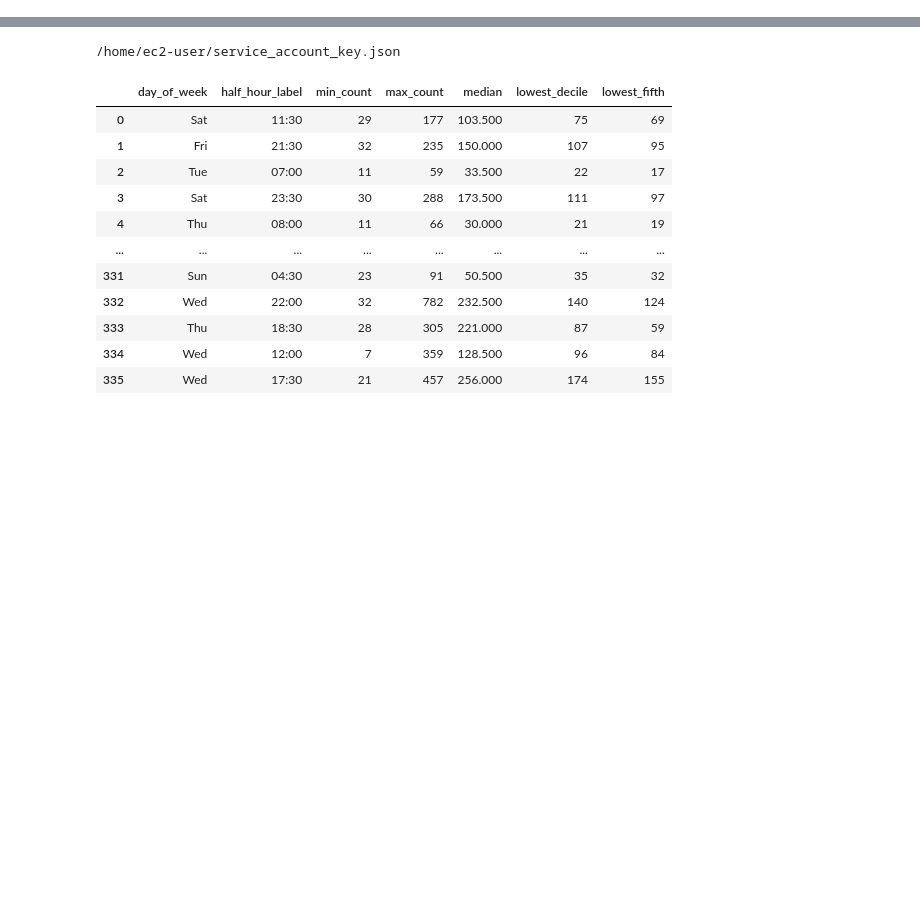
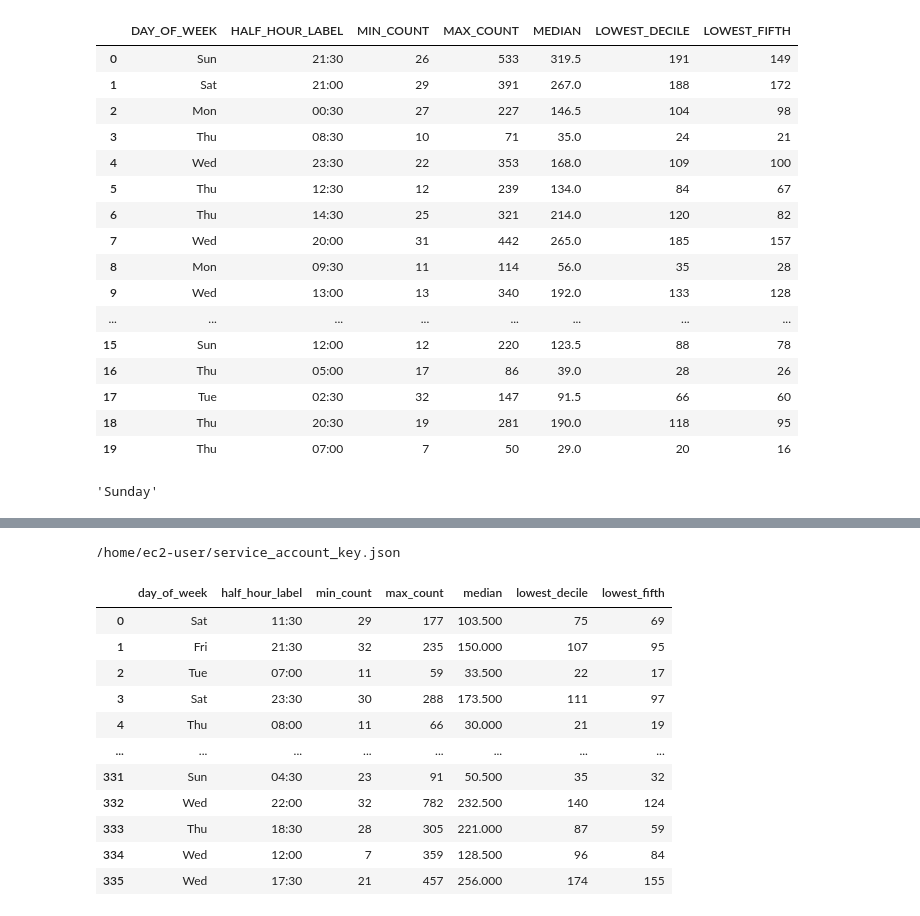
Before and after one commit to Maxab-Growth/Seif, a Jupyter notebook: Seif's_stuff/ecom_alert_update.ipynb, the cells around one changed output, grey strips where cells are left out. Cells and saved outputs as stored; diff of their text form; code cells hidden in the pictures; blank space fills up the shorter version.

```diff
--- a/Seif's_stuff/ecom_alert_update.ipynb
+++ b/Seif's_stuff/ecom_alert_update.ipynb
@@ -0,0 +89,24 @@
+# %%
+thresholds_df.head(20)
+# %% [output]
+|  | DAY_OF_WEEK | HALF_HOUR_LABEL | MIN_COUNT | MAX_COUNT | MEDIAN | LOWEST_DECILE | LOWEST_FIFTH |
+| 0 | Sun | 21:30 | 26 | 533 | 319.5 | 191 | 149 |
+| 1 | Sat | 21:00 | 29 | 391 | 267.0 | 188 | 172 |
+| 2 | Mon | 00:30 | 27 | 227 | 146.5 | 104 | 98 |
+| 3 | Thu | 08:30 | 10 | 71 | 35.0 | 24 | 21 |
+| 4 | Wed | 23:30 | 22 | 353 | 168.0 | 109 | 100 |
+| 5 | Thu | 12:30 | 12 | 239 | 134.0 | 84 | 67 |
+| 6 | Thu | 14:30 | 25 | 321 | 214.0 | 120 | 82 |
+| 7 | Wed | 20:00 | 31 | 442 | 265.0 | 185 | 157 |
+| 8 | Mon | 09:30 | 11 | 114 | 56.0 | 35 | 28 |
+| 9 | Wed | 13:00 | 13 | 340 | 192.0 | 133 | 128 |
+| ... | ... | ... | ... | ... | ... | ... | ... |
+| 15 | Sun | 12:00 | 12 | 220 | 123.5 | 88 | 78 |
+| 16 | Thu | 05:00 | 17 | 86 | 39.0 | 28 | 26 |
+| 17 | Tue | 02:30 | 32 | 147 | 91.5 | 66 | 60 |
+| 18 | Thu | 20:30 | 19 | 281 | 190.0 | 118 | 95 |
+| 19 | Thu | 07:00 | 7 | 50 | 29.0 | 20 | 16 |
+# %%
+current_day_long
+# %% [output]
+'Sunday'
```
Also changed, not shown: parts of 2 cells of this notebook, 4 other files.
